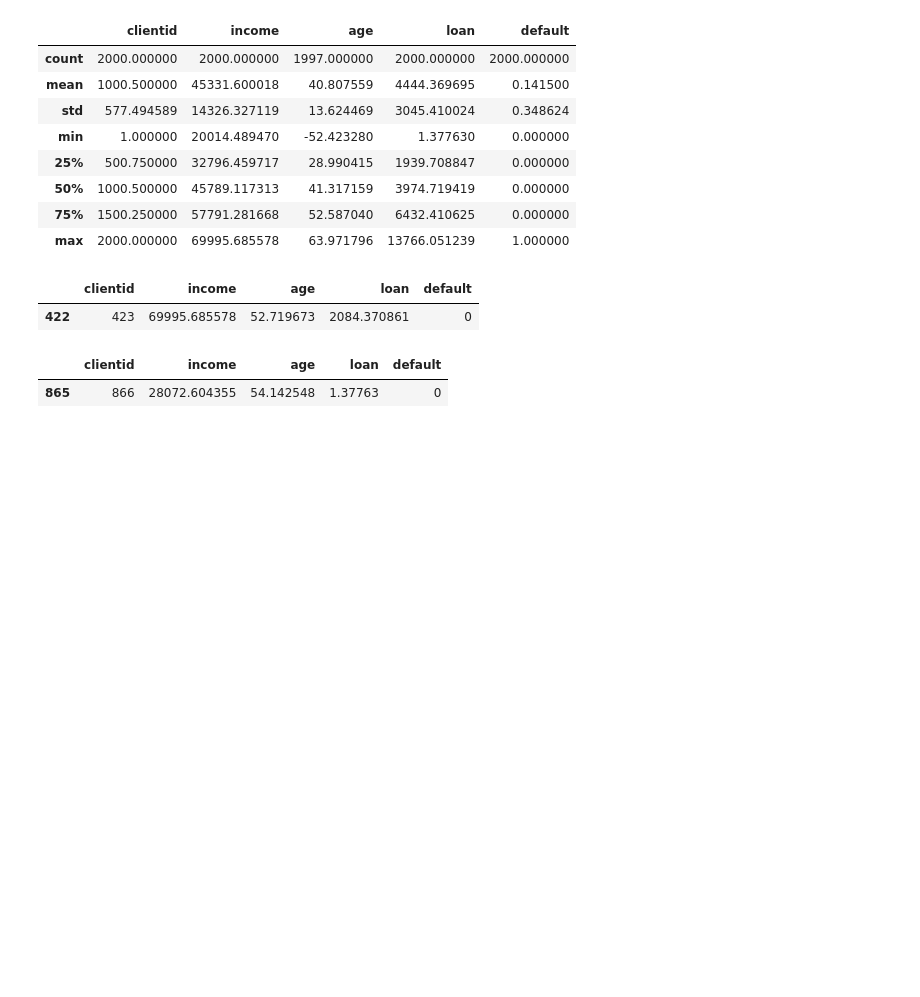
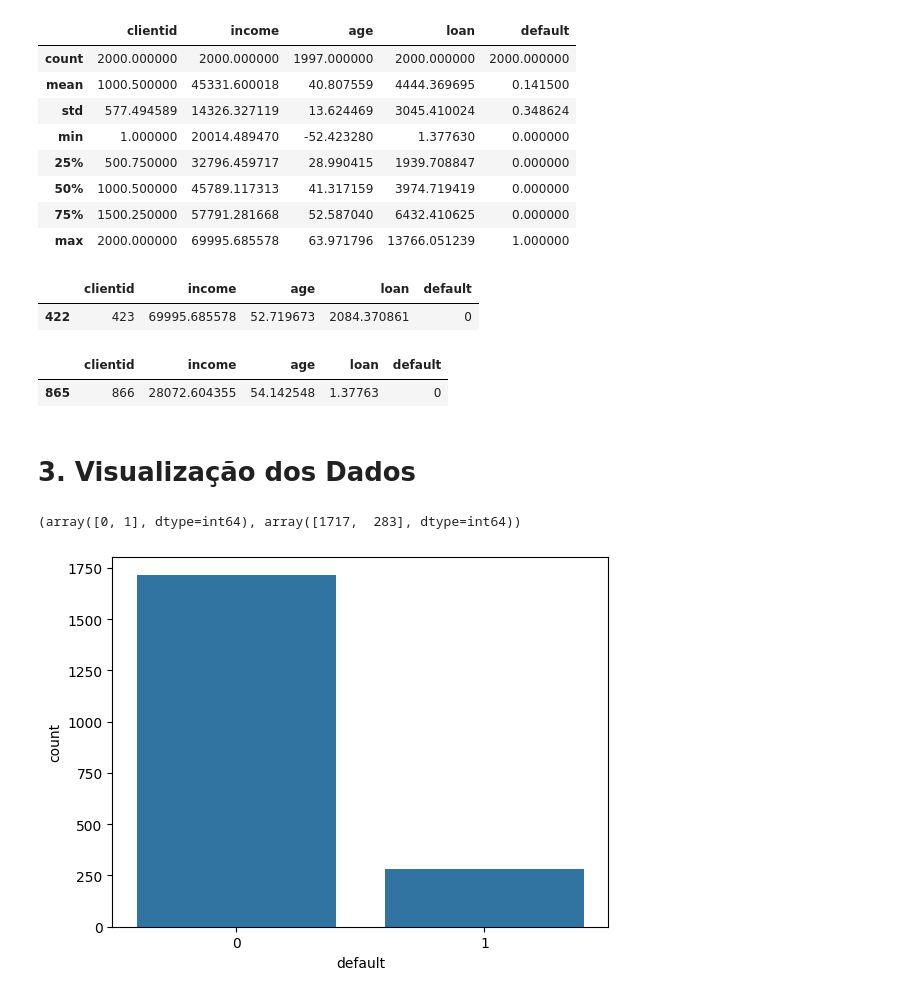
Before and after one commit to LucasBondeDeSouza/Machine-Learning-Course, a Jupyter notebook: 01-Classificação/main.ipynb, the cells around one changed output. Drawn from its saved outputs; the diff is of its cells as text; code cells hidden in the pictures; blank space fills up the shorter version.

```diff
--- a/01-Classificação/main.ipynb
+++ b/01-Classificação/main.ipynb
@@ -70,3 +70,13 @@ base_credit[base_credit['loan'] <= 1.377630] # Verificando o cliente com a menor
 # %% [output]
 |  | clientid | income | age | loan | default |
 | 865 | 866 | 28072.604355 | 54.142548 | 1.37763 | 0 |
+# %% [markdown]
+<h1>3. Visualização dos Dados</h1>
+# %%
+np.unique(base_credit['default'], return_counts=True) # Retorna quantas vezes o '0'(Pagam) e o '1'(Não Pagam) aparecem na coluna 'default'
+# %% [output]
+(array([0, 1], dtype=int64), array([1717,  283], dtype=int64))
+# %%
+sns.countplot(x = base_credit['default']); # Visualizar a quantidade de vezes que aparecem '0'(Pagam) e o '1'(Não Pagam)
+# %% [output]
+[figure, added]
```
Also changed, not shown: parts of 5 cells of this notebook.
